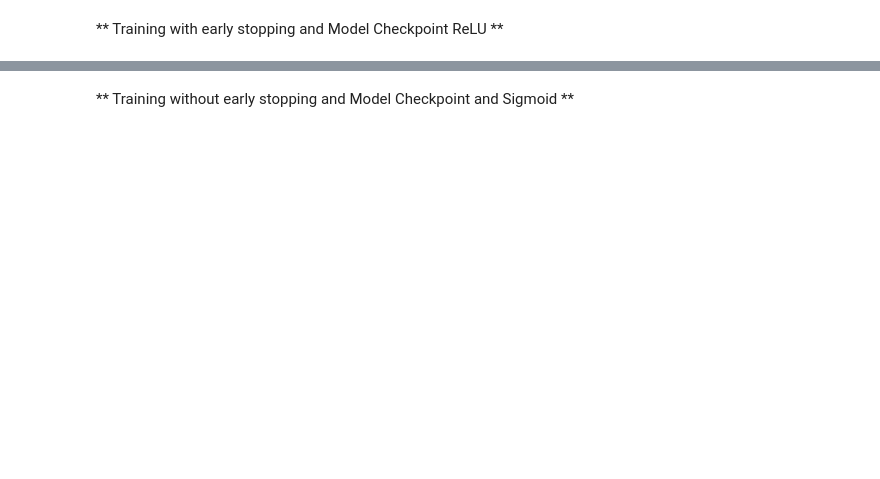
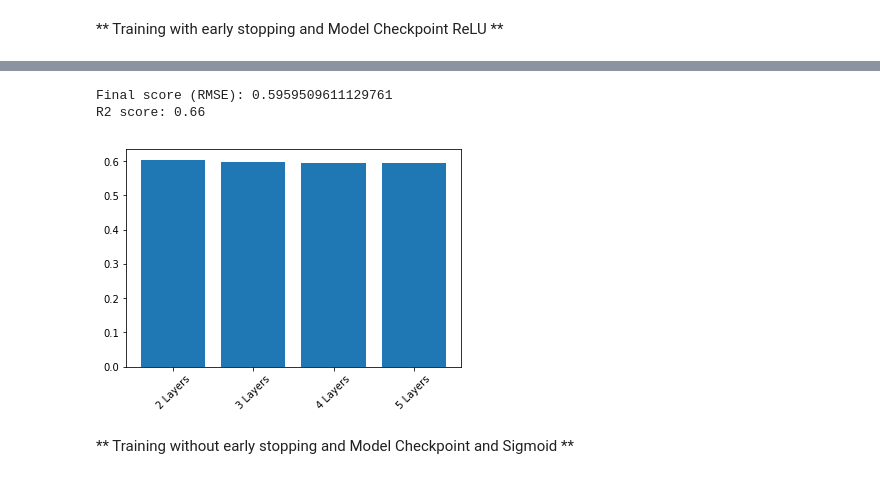
Before and after one commit to chandinin/AIML215, a Jupyter notebook: Project 2/Mini-Project 2.ipynb, the cells around one changed output, grey strips where cells are left out. Saved outputs shown, nothing was run; the diff lists cells and outputs as text; code cells hidden in the pictures; blank space fills up the shorter version.

Commit message:
Fixed the regression code

```diff
--- a/Project 2/Mini-Project 2.ipynb
+++ b/Project 2/Mini-Project 2.ipynb
@@ -315,0 +1074,20 @@ R2 score: 0.68
+# %%
+for i in range(10):
+    print(i)
+
+    # Build network
+    model_reg_relu = Sequential()
+
+    model_reg_relu.add(Dense(80, input_dim=x_train_reg.shape[1], activation='relu'))
+    model_reg_relu.add(Dense(60, activation='relu')) # Hidden 2
+    model_reg_relu.add(Dense(40, activation='relu')) # Hidden 3
+    model_reg_relu.add(Dense(20, activation='relu')) # Hidden 4
+    model_reg_relu.add(Dense(10, activation='relu')) # Hidden 5
+    model_reg_relu.add(Dense(1)) # Output
+    model_reg_relu.compile(loss='mean_squared_error', optimizer='adam')
+    monitor = EarlyStopping(monitor='val_loss', min_delta=1e-3, patience=5, verbose=1, mode='auto')
+    model_reg_relu.fit(x_train_reg,y_train_reg,validation_data=(x_test_reg,y_test_reg),callbacks=[monitor,checkpointer_relu],verbose=2,epochs=100)
+
+print('Training finished...Loading the best model')
+print()
+model_reg_relu.load_weights('./best_weights_relu_5l.hdf5')
@@ -316,3 +1131,22 @@ R2 score: 0.68
+# %%
+# Measure RMSE error.  RMSE is common for regression.
+score_5l = np.sqrt(mean_squared_error(y_test_reg,pred_reg_hl_5))
+print("Final score (RMSE): {}".format(score_5l))
+print('R2 score: %.2f' % r2_score(y_test_reg, pred_reg_hl_5))
+# %% [output]
+Final score (RMSE): 0.5959509611129761
+R2 score: 0.66
+# %%
+#Plot to show the best optimizer
+
+score_list_reg_layers=[score_2l,score_3l, score_4l,score_5l]
+names =['2 Layers','3 Layers','4 Layers', '5 Layers']
+tick_marks = np.arange(len(names))
+plt.bar(range(len(score_list_reg_layers)), score_list_reg_layers)
+plt.xticks(tick_marks, names, rotation=45)
+plt.show()
+# %% [output]
+[figure, added]
 # %% [markdown]
 ** Training without early stopping and Model Checkpoint and Sigmoid **
 # %%
```
Also changed, not shown: parts of 174 cells of this notebook, 7 other files.
